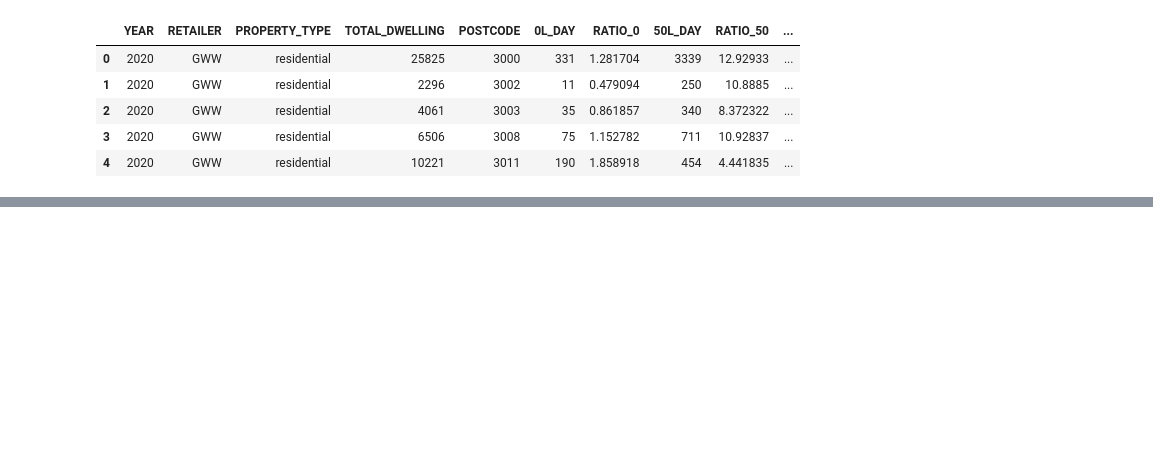
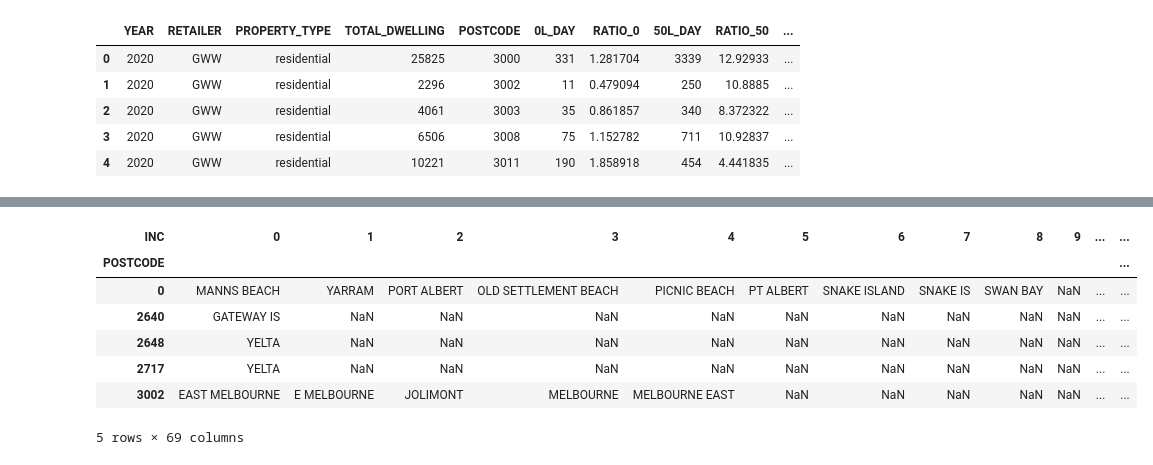
Before and after one commit to CuestaCodes/spec-vac, a Jupyter notebook: sv_data.ipynb, the cells around one changed output, grey strips where cells are left out. Drawn from its saved outputs; the diff is of its cells as text; code cells hidden in the pictures; blank space fills up the shorter version.

```diff
--- a/sv_data.ipynb
+++ b/sv_data.ipynb
@@ -27,24 +27,27 @@ sv_total_data_sh = sa.open("sv_total_data")
 holiday_postcodes_sh = sa.open("holiday_postcodes")
 # @ minimum column/s: {"POSTCODE"}
 exempt_postcodes_sh = sa.open("exempt_postcodes")
-# @ minimum column/s = {"LOCALITY_NAME", "POSTCODE"}
-
+# @ minimum column/s = {"LOCALITY_NAME", "POSTCODE", "STATE"}
+locality_postcodes_sh = sa.open("locality_postcode_index")
 
 
 # open sheet worksheets
 sv_total_data_ws = sv_total_data_sh.get_worksheet(0)
 holiday_postcodes_ws = holiday_postcodes_sh.get_worksheet(0)
 exempt_postcodes_ws = exempt_postcodes_sh.get_worksheet(0)
+locality_postcodes_ws = locality_postcodes_sh.get_worksheet(0)
 
 # get data from worksheets
 sv_total_data_wsd = sv_total_data_ws.get_all_records()
 holiday_postcodes_wsd = holiday_postcodes_ws.get_all_records()
 exempt_postcodes_wsd = exempt_postcodes_ws.get_all_records()
+locality_postcodes_wsd = locality_postcodes_ws.get_all_records()
 
 # convert worksheet to pd.DataFrame
 sv_total_data_df = pd.DataFrame.from_dict(sv_total_data_wsd)
 holiday_postcodes_df = pd.DataFrame.from_dict(holiday_postcodes_wsd)
 exempt_postcodes_df = pd.DataFrame.from_dict(exempt_postcodes_wsd)
+locality_postcodes_df = pd.DataFrame.from_dict(locality_postcodes_wsd)
 # %%
 sv_total_data_df.head()
 # %% [output]
@@ -89,3 +101,16 @@ sv_total_data_df.head()
 | 2 | 2020 | GWW | residential | 4061 | 3003 | 35 | 0.861857 | 340 | 8.372322 | ... |
 | 3 | 2020 | GWW | residential | 6506 | 3008 | 75 | 1.152782 | 711 | 10.92837 | ... |
 | 4 | 2020 | GWW | residential | 10221 | 3011 | 190 | 1.858918 | 454 | 4.441835 | ... |
+# %%
+# prepare locality names
+
+# reduce locality df
+locality_postcodes_df = locality_postcodes_df[["POSTCODE","LOCALITY_NAME", "STATE"]]
+
+# filter for VIC postcodes
+is_vic = locality_postcodes_df["STATE"] == "VIC"
+locality_postcodes_df = locality_postcodes_df[is_vic]
+# %%
+# get count for each postcode
+locality_postcodes_df["INC"] = locality_postcodes_df.groupby("POSTCODE").cumcount()
+locality_postcodes_df.head(n=10)
@@ -91,0 +129,13 @@ sv_total_data_df.head()
+# %%
+# pivot using postcodes
+locality_postcodes_df = locality_postcodes_df.pivot(index = ["POSTCODE"], values = "LOCALITY_NAME", columns = "INC")
+locality_postcodes_df.head()
+# %% [output]
+| INC | 0 | 1 | 2 | 3 | 4 | 5 | 6 | 7 | 8 | 9 | ... | ... |
+| POSTCODE |  |  |  |  |  |  |  |  |  |  |  | ... |
+| 0 | MANNS BEACH | YARRAM | PORT ALBERT | OLD SETTLEMENT BEACH | PICNIC BEACH | PT ALBERT | SNAKE ISLAND | SNAKE IS | SWAN BAY | NaN | ... | ... |
+| 2640 | GATEWAY IS | NaN | NaN | NaN | NaN | NaN | NaN | NaN | NaN | NaN | ... | ... |
+| 2648 | YELTA | NaN | NaN | NaN | NaN | NaN | NaN | NaN | NaN | NaN | ... | ... |
+| 2717 | YELTA | NaN | NaN | NaN | NaN | NaN | NaN | NaN | NaN | NaN | ... | ... |
+| 3002 | EAST MELBOURNE | E MELBOURNE | JOLIMONT | MELBOURNE | MELBOURNE EAST | NaN | NaN | NaN | NaN | NaN | ... | ... |
+5 rows × 69 columns
```
Also changed, not shown: parts of 8 cells of this notebook.
